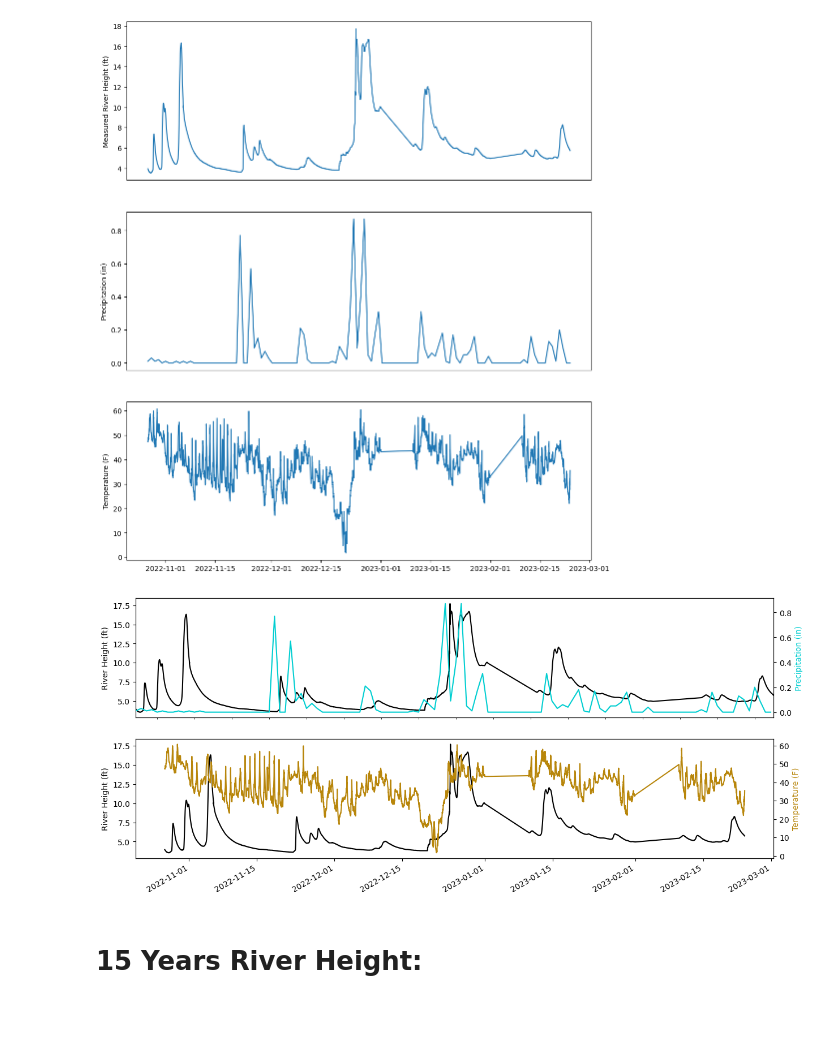
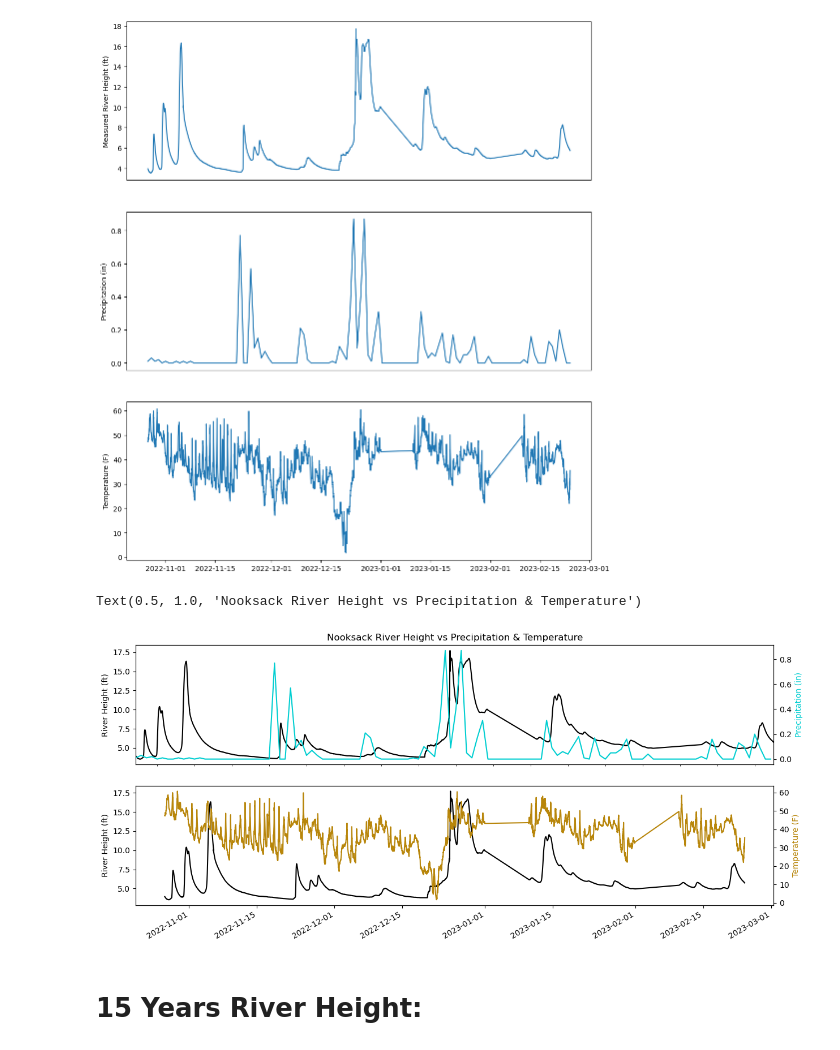
Before and after one commit to tydunn1/Nooksack_River_Analysis, a Jupyter notebook: Final.ipynb, the cells around one changed output. Drawn from its saved outputs; the diff is of its cells as text; code cells hidden in the pictures; blank space fills up the shorter version.

Commit message:
Added titles to some plots

```diff
--- a/Final.ipynb
+++ b/Final.ipynb
@@ -59,23 +63,26 @@ Text(0, 0.5, 'Temperature (F)')
 # %%
 fig, axes = plt.subplots(figsize = (12, 6), nrows = 2)
 ax0, ax1 = axes
 fig.tight_layout() # add spacing between plots
 
 axes[0].plot(df.Date_Time, df.Height, color = 'black')
 ax0 = rain_resamp.plot(ax = axes[0], secondary_y = True, color = 'darkturquoise')
 axes[0].set_ylabel('River Height (ft)')
 ax0.set_ylabel('Precipitation (in)', color = 'darkturquoise') # secondary axis
 axes[0].set_xlabel('')
 axes[0].set_xticks([])
 
 axes[1].plot(df.Date_Time, df.Height, color = 'black')
 ax1 = df.plot(x = 'Date_Time', y = 'Temp', ax = axes[1], secondary_y = True, color = 'darkgoldenrod')
 axes[1].set_ylabel('River Height (ft)')
 ax1.set_ylabel('Temperature (F)', color = 'darkgoldenrod') # secondary axis
 axes[1].set_xlabel('')
 axes[1].get_legend().remove()
+
+axes[0].set_title('Nooksack River Height vs Precipitation & Temperature')
 # %% [output]
+Text(0.5, 1.0, 'Nooksack River Height vs Precipitation & Temperature')
-[figure, old version]
+[figure, new version]
 # %% [markdown]
 # 15 Years River Height:
 # %%
```
Also changed, not shown: parts of 3 cells of this notebook.
